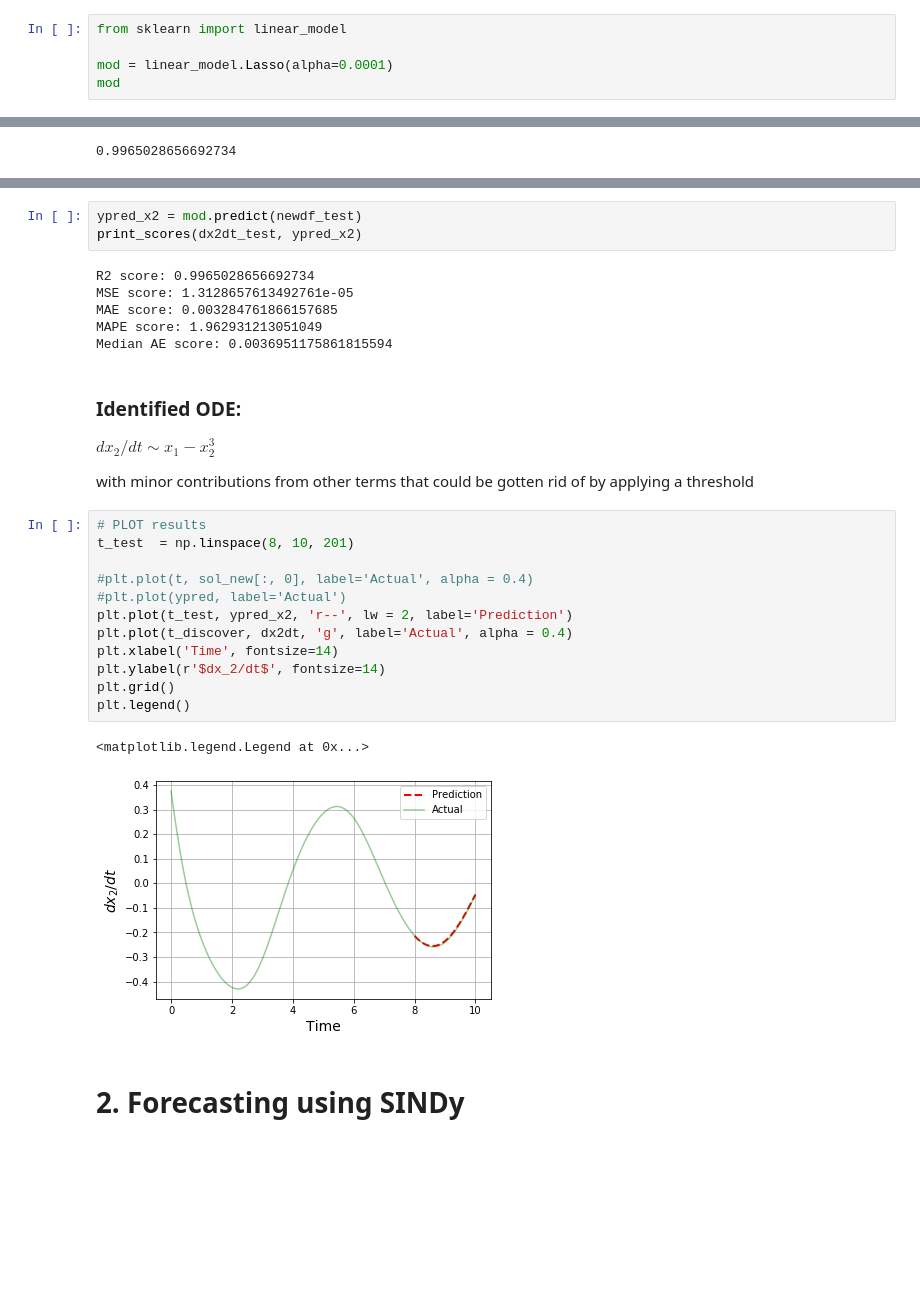
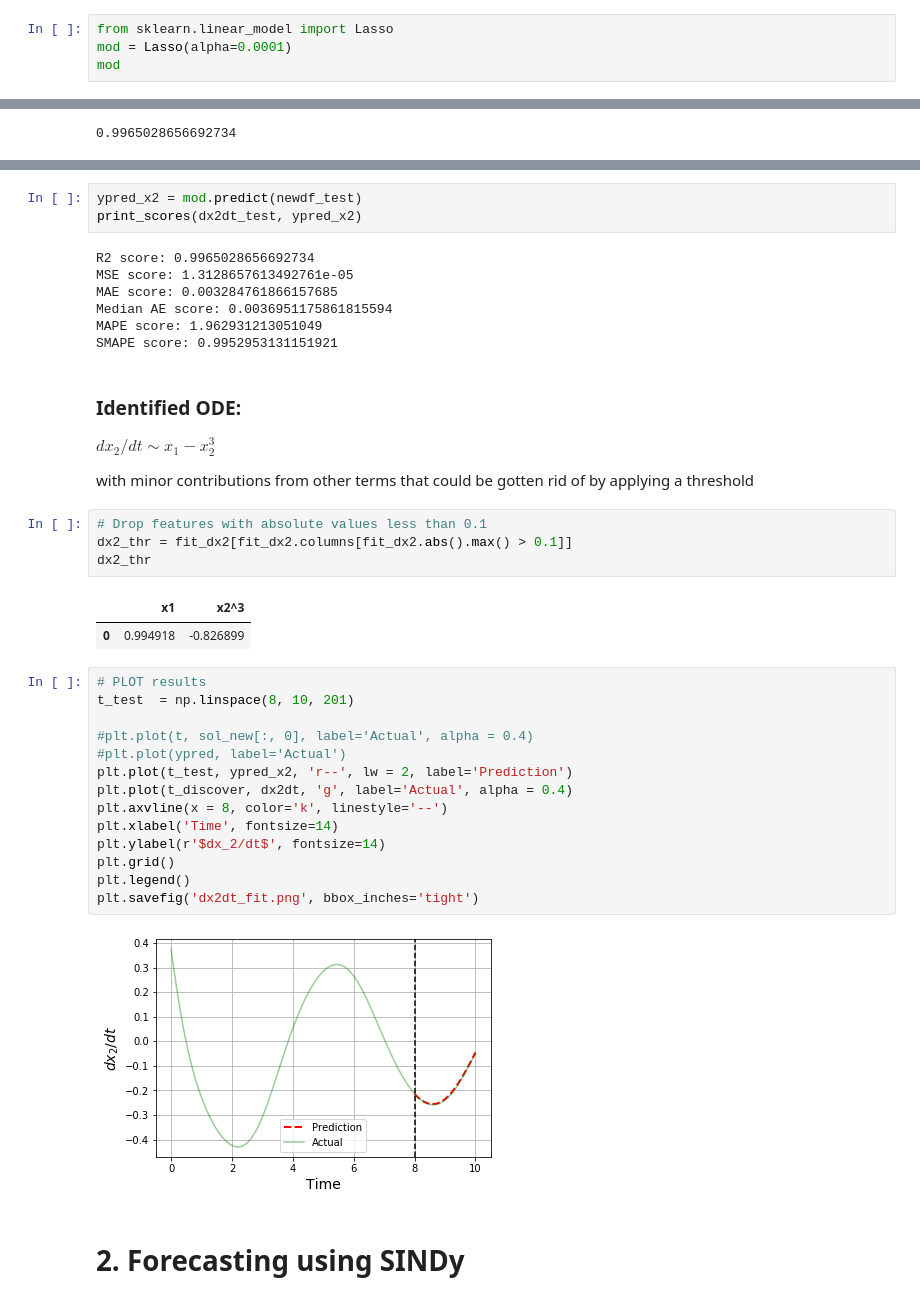
Before and after one commit to fnauman/timeseries, a Jupyter notebook: sindy_cubicmodel.ipynb, the cells around one changed output, grey strips where cells are left out. Cells and saved outputs as stored; diff of their text form; blank space fills up the shorter version.

```diff
--- a/sindy_cubicmodel.ipynb
+++ b/sindy_cubicmodel.ipynb
@@ -168,9 +173,8 @@ high alpha -> most features zero
 
 **alpha** is a hyperparameter
 # %%
-from sklearn import linear_model
-
-mod = linear_model.Lasso(alpha=0.0001)
+from sklearn.linear_model import Lasso
+mod = Lasso(alpha=0.0001)
 mod
 # %% [output]
 Lasso(alpha=0.0001, copy_X=True, fit_intercept=True, max_iter=1000,
@@ -257,29 +270,38 @@ print_scores(dx2dt_test, ypred_x2)
 R2 score: 0.9965028656692734
 MSE score: 1.3128657613492761e-05
 MAE score: 0.003284761866157685
+Median AE score: 0.0036951175861815594
 MAPE score: 1.962931213051049
-Median AE score: 0.0036951175861815594
+SMAPE score: 0.9952953131151921
 # %% [markdown]
 ### Identified ODE:
 
 $dx_2/dt \sim x_1 - x_2^3$
 
 with minor contributions from other terms that could be gotten rid of by applying a threshold
+# %%
+# Drop features with absolute values less than 0.1
+dx2_thr = fit_dx2[fit_dx2.columns[fit_dx2.abs().max() > 0.1]]
+dx2_thr
+# %% [output]
+|  | x1 | x2^3 |
+| 0 | 0.994918 | -0.826899 |
 # %%
 # PLOT results
 t_test  = np.linspace(8, 10, 201)
 
 #plt.plot(t, sol_new[:, 0], label='Actual', alpha = 0.4)
 #plt.plot(ypred, label='Actual')
 plt.plot(t_test, ypred_x2, 'r--', lw = 2, label='Prediction')
 plt.plot(t_discover, dx2dt, 'g', label='Actual', alpha = 0.4)
+plt.axvline(x = 8, color='k', linestyle='--')
 plt.xlabel('Time', fontsize=14)
 plt.ylabel(r'$dx_2/dt$', fontsize=14)
 plt.grid()
 plt.legend()
+plt.savefig('dx2dt_fit.png', bbox_inches='tight')
 # %% [output]
-<matplotlib.legend.Legend at 0x...>
-[figure, old version]
+[figure, new version]
 # %% [markdown]
 # 2. Forecasting using SINDy
 # %% [markdown]
```
Also changed, not shown: parts of 18 cells of this notebook.
